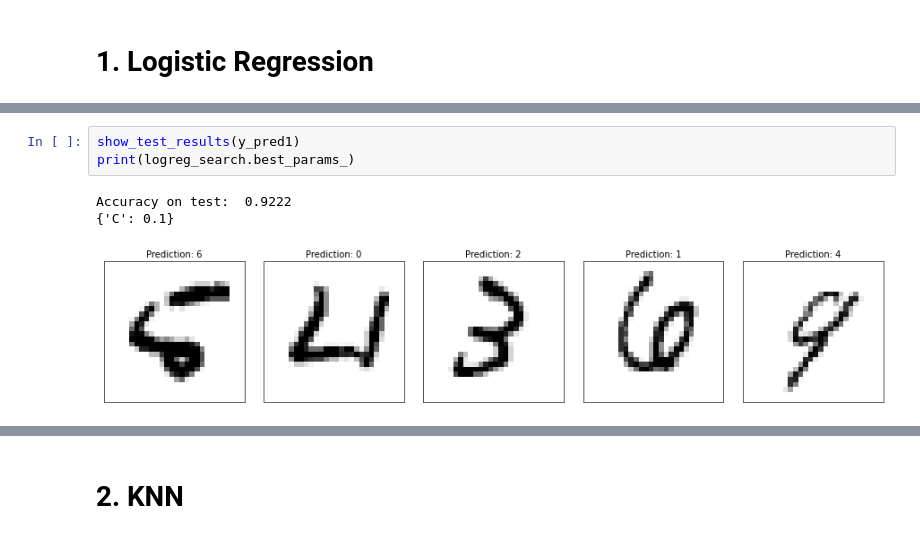
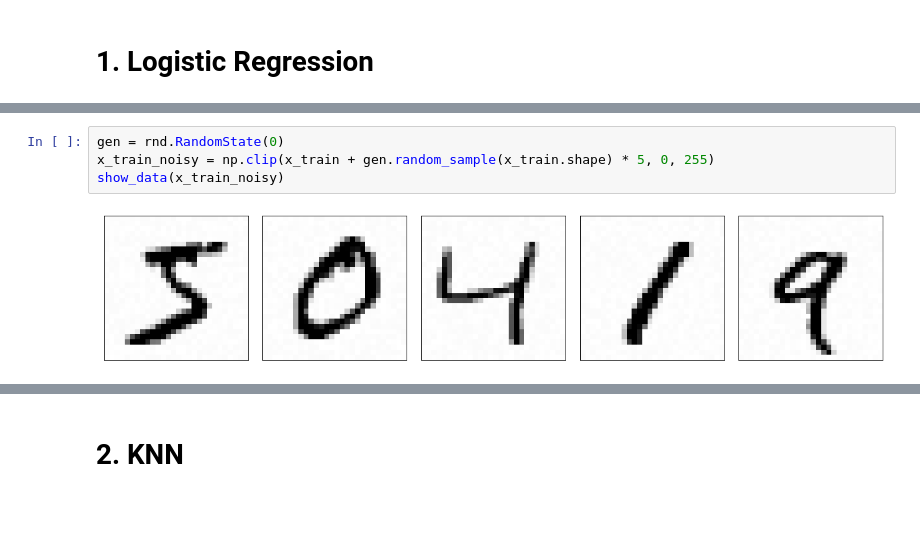
Before and after one commit to goglom/ML, a Jupyter notebook: Problem_3/main.ipynb, the cells around one changed output, grey strips where cells are left out. Saved outputs shown, nothing was run; the diff lists cells and outputs as text; blank space fills up the shorter version.

```diff
--- a/Problem_3/main.ipynb
+++ b/Problem_3/main.ipynb
@@ -47,7 +59,6 @@ y_pred1 = logreg.predict(x_test);
-# %%
-show_test_results(y_pred1)
-print(logreg_search.best_params_)
-# %% [output]
-Accuracy on test:  0.9222
-{'C': 0.1}
-[figure, removed]
+# %%
+gen = rnd.RandomState(0)
+x_train_noisy = np.clip(x_train + gen.random_sample(x_train.shape) * 5, 0, 255)
+show_data(x_train_noisy)
+# %% [output]
+[figure, added]
```
Also changed, not shown: parts of 22 cells of this notebook, 5 other files.
